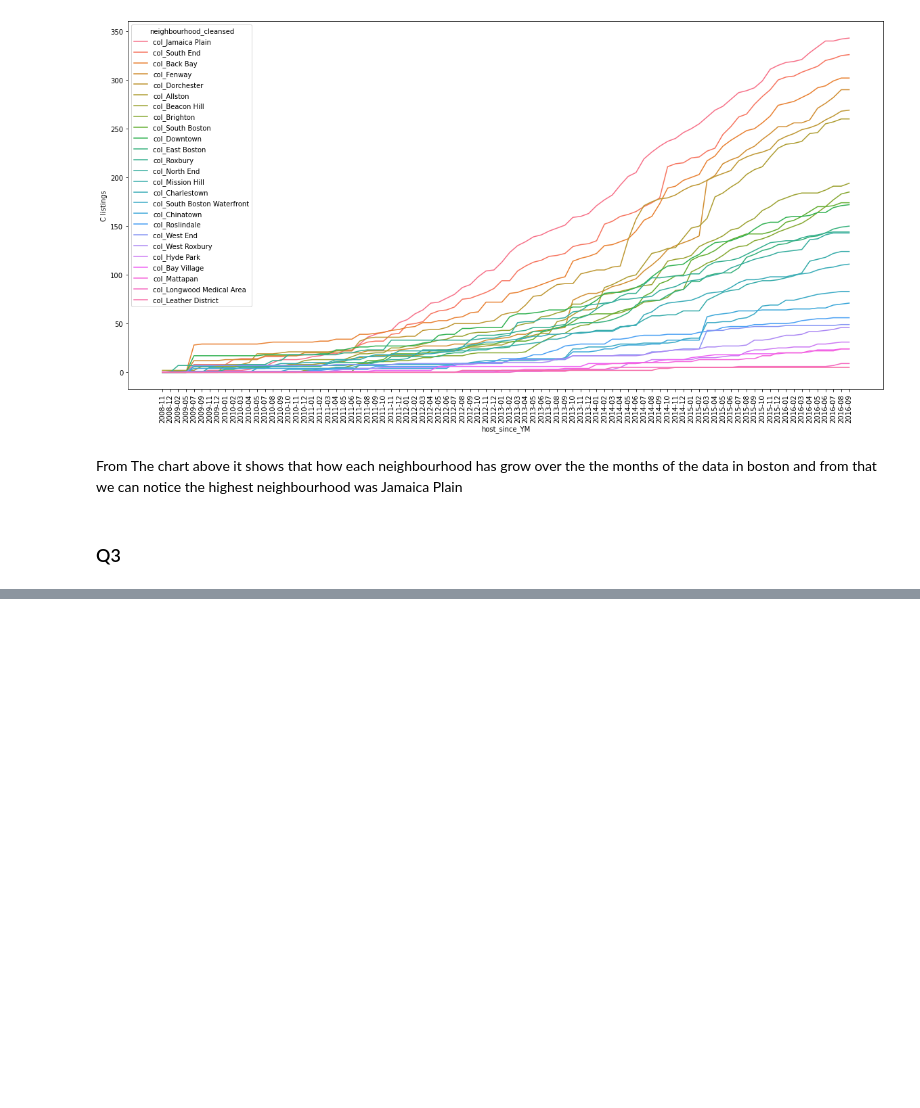
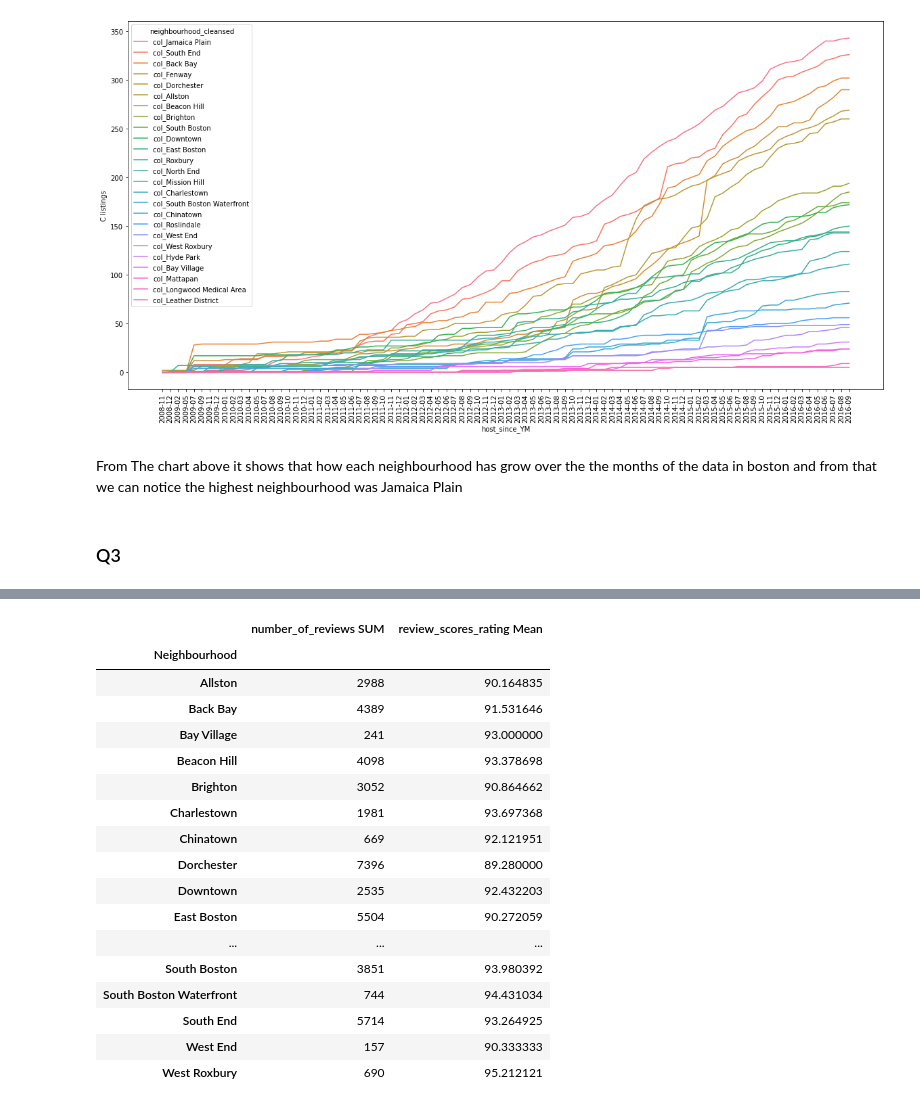
Before and after one commit to alkhonain/Airbnb-Boston-data, a Jupyter notebook: Notebook.ipynb, the cells around one changed output, grey strips where cells are left out. Saved outputs shown, nothing was run; the diff lists cells and outputs as text; code cells hidden in the pictures; blank space fills up the shorter version.

```diff
--- a/Notebook.ipynb
+++ b/Notebook.ipynb
@@ -278,0 +323,96 @@ From The chart above it shows that how each neighbourhood has grow over the the
+# %%
+df1 = pd.DataFrame(
+{'Neighbourhood': ['Allston',
+ 'Back Bay',
+ 'Bay Village',
+ 'Beacon Hill',
+ 'Brighton',
+ 'Charlestown',
+ 'Chinatown',
+ 'Dorchester',
+ 'Downtown',
+ 'East Boston',
+ 'Fenway',
+ 'Hyde Park',
+ 'Jamaica Plain',
+ 'Leather District',
+ 'Longwood Medical Area',
+ 'Mattapan',
+ 'Mission Hill',
+ 'North End',
+ 'Roslindale',
+ 'Roxbury',
+ 'South Boston',
+ 'South Boston Waterfront',
+ 'South End',
+ 'West End',
+ 'West Roxbury'], 'number_of_reviews SUM':[2988,
+ 4389,
+ 241,
+ 4098,
+ 3052,
+ 1981,
+ 669,
+ 7396,
+ 2535,
+ 5504,
+ 2817,
+ 376,
+ 9055,
+ 69,
+ 393,
+ 442,
+ 1469,
+ 4483,
+ 1387,
+ 3775,
+ 3851,
+ 744,
+ 5714,
+ 157,
+ 690],'review_scores_rating Mean':[90.16483516483517,
+ 91.53164556962025,
+ 93.0,
+ 93.37869822485207,
+ 90.86466165413533,
+ 93.69736842105263,
+ 92.1219512195122,
+ 89.28,
+ 92.4322033898305,
+ 90.2720588235294,
+ 89.41711229946524,
+ 92.28,
+ 94.1593220338983,
+ 98.33333333333333,
+ 94.0,
+ 91.0,
+ 87.6951219512195,
+ 93.725,
+ 95.38,
+ 89.80341880341881,
+ 93.98039215686275,
+ 94.43103448275862,
+ 93.26492537313433,
+ 90.33333333333333,
+ 95.21212121212122]})
+df1 = df1.set_index('Neighbourhood')
+df1
+# %% [output]
+|  | number_of_reviews SUM | review_scores_rating Mean |
+| Neighbourhood |  |  |
+| Allston | 2988 | 90.164835 |
+| Back Bay | 4389 | 91.531646 |
+| Bay Village | 241 | 93.000000 |
+| Beacon Hill | 4098 | 93.378698 |
+| Brighton | 3052 | 90.864662 |
+| Charlestown | 1981 | 93.697368 |
+| Chinatown | 669 | 92.121951 |
+| Dorchester | 7396 | 89.280000 |
+| Downtown | 2535 | 92.432203 |
+| East Boston | 5504 | 90.272059 |
+| ... | ... | ... |
+| South Boston | 3851 | 93.980392 |
+| South Boston Waterfront | 744 | 94.431034 |
+| South End | 5714 | 93.264925 |
+| West End | 157 | 90.333333 |
+| West Roxbury | 690 | 95.212121 |
```
Also changed, not shown: parts of 8 cells of this notebook.
